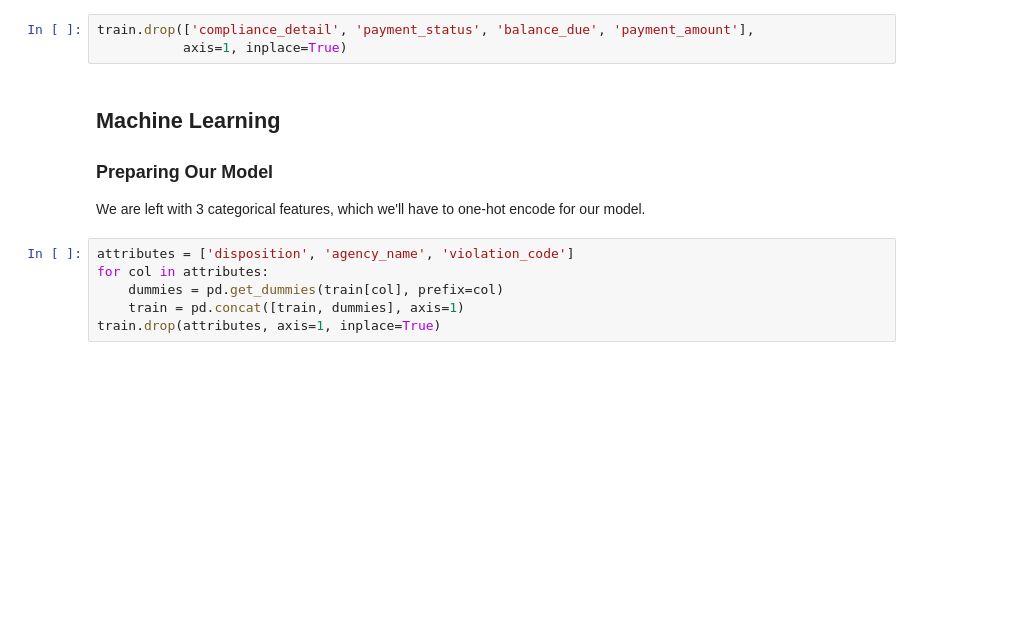
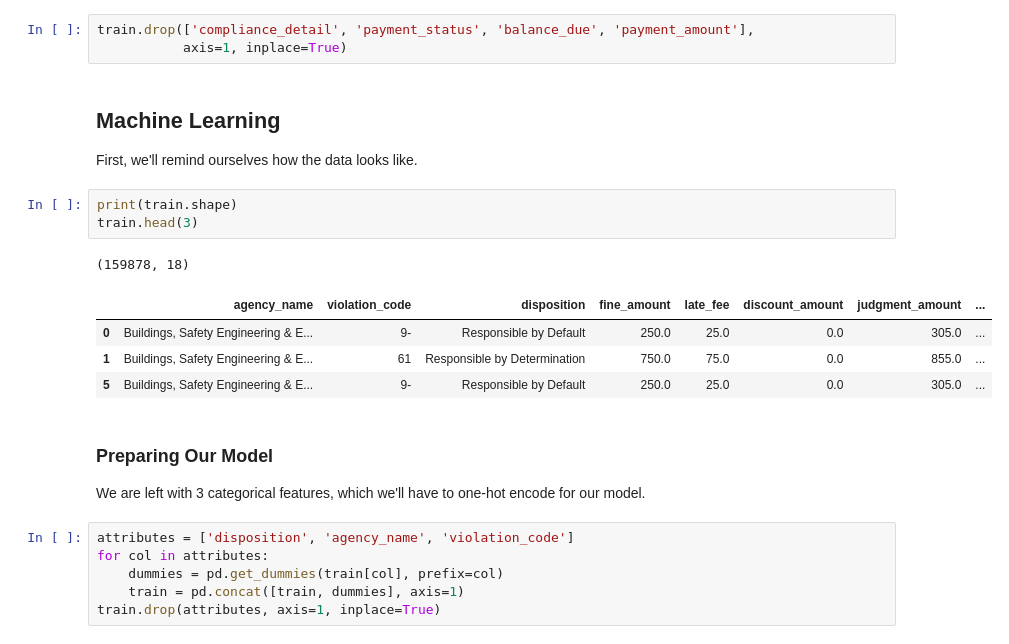
Before and after one commit to ejyap/Notebooks, a Jupyter notebook: Notebooks/blight_compliance.ipynb, the cells around one changed output. Drawn from its saved outputs; the diff is of its cells as text; blank space fills up the shorter version.

```diff
--- a/Notebooks/blight_compliance.ipynb
+++ b/Notebooks/blight_compliance.ipynb
@@ -491,9 +491,20 @@ The remaining columns, as stated by the assignment, will not be available during
 # %%
 train.drop(['compliance_detail', 'payment_status', 'balance_due', 'payment_amount'],
            axis=1, inplace=True)
+# %% [markdown]
+## Machine Learning
+
+First, we'll remind ourselves how the data looks like.
+# %%
+print(train.shape)
+train.head(3)
+# %% [output]
+(159878, 18)
+|  | agency_name | violation_code | disposition | fine_amount | late_fee | discount_amount | judgment_amount | ... |
+| 0 | Buildings, Safety Engineering & E... | 9- | Responsible by Default | 250.0 | 25.0 | 0.0 | 305.0 | ... |
+| 1 | Buildings, Safety Engineering & E... | 61 | Responsible by Determination | 750.0 | 75.0 | 0.0 | 855.0 | ... |
+| 5 | Buildings, Safety Engineering & E... | 9- | Responsible by Default | 250.0 | 25.0 | 0.0 | 305.0 | ... |
 # %% [markdown]
-## Machine Learning
-
 ### Preparing Our Model
 
 We are left with 3 categorical features, which we'll have to one-hot encode for our model.
```
Also changed, not shown: parts of 20 cells of this notebook.
